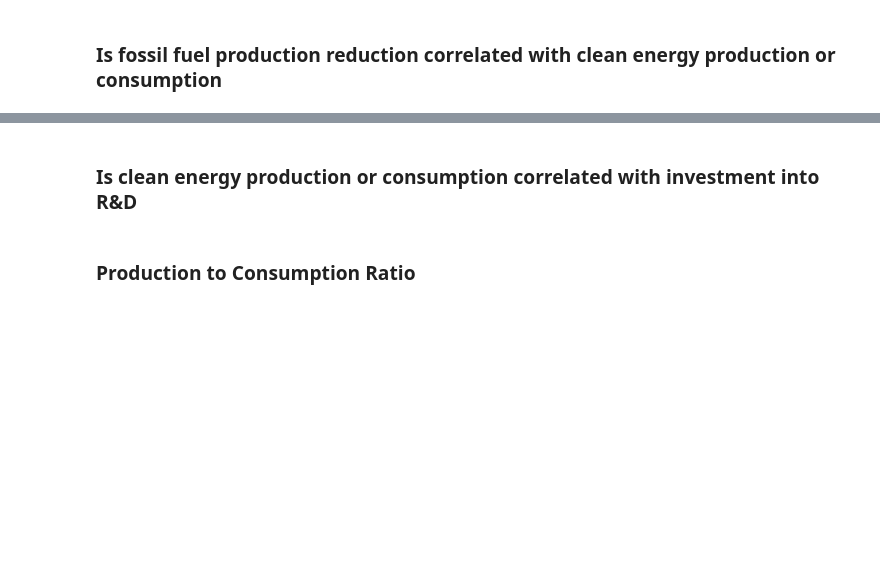
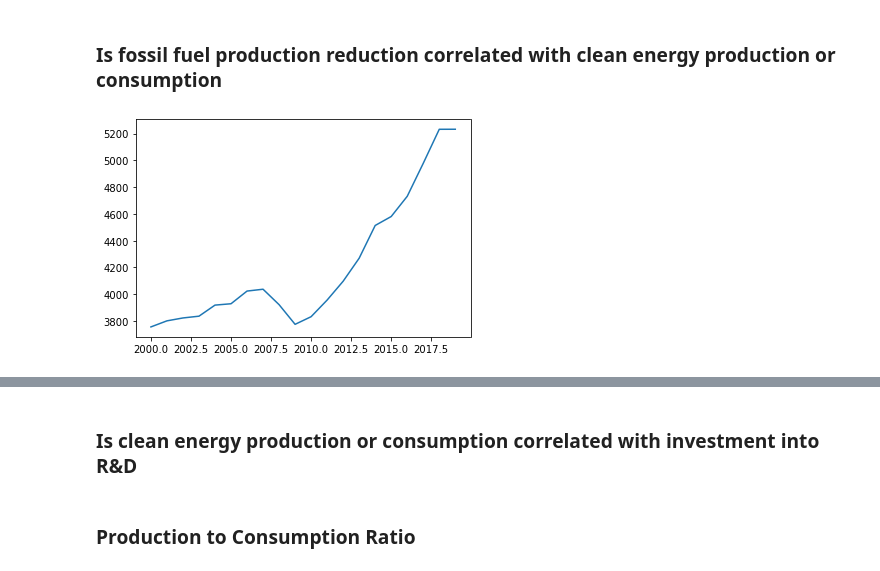
Before and after one commit to Adam-Omarali/BDC-Energy, a Jupyter notebook: InvestmentGHG.ipynb, the cells around one changed output, grey strips where cells are left out. Saved outputs shown, nothing was run; the diff lists cells and outputs as text; code cells hidden in the pictures; blank space fills up the shorter version.

```diff
--- a/InvestmentGHG.ipynb
+++ b/InvestmentGHG.ipynb
@@ -318,2 +334,33 @@ c_vs_p[["Canada_ghg", "elec_consumption_hydro_Canada"]]
 # %% [markdown]
 <h3>Is fossil fuel production reduction correlated with clean energy production or consumption</h3>
+# %%
+fossilP_vs_cleanP = final
+
+def graphFossilP(country):
+    temp = fossilP_vs_cleanP[[f"gas_production_{country}", f"oil_production_{country}", f"coal_production_{country}"]]
+    temp = temp.sum(axis=1)
+    temp.plot()
+
+def graphFossilP_vs_cleanP(country):
+    temp = fossilP_vs_cleanP[[f"gas_production_{country}", f"oil_production_{country}", f"coal_production_{country}"]]
+    temp[f'fossil_production_{country}'] = temp.sum(axis=1)
+    temp[f'clean_production_{country}'] = fossilP_vs_cleanP[[f"renewables_electricity_{country}"]]
+    temp.plot(kind="scatter", x=f'clean_production_{country}', y=f"fossil_production_{country}")
+
+def graphFossilP_vs_cleanC(country):
+    temp = fossilP_vs_cleanP[[f"gas_production_{country}", f"oil_production_{country}", f"coal_production_{country}"]]
+    temp[f'fossil_production_{country}'] = temp.sum(axis=1)
+    temp[f'clean_consumption_{country}'] = fossilP_vs_cleanP[[f"renewables_consumption_{country}"]]
+    temp.plot(kind="scatter", x=f'clean_consumption_{country}', y=f"fossil_production_{country}")
+
+#which clean energy helps reduce fossil fuel consumption
+def graphFossilP_vs_C(energy, country):
+    temp = fossilP_vs_cleanP[[f"gas_production_{country}", f"oil_production_{country}", f"coal_production_{country}"]]
+    temp[f'fossil_production_{country}'] = temp.sum(axis=1)
+    temp[f'fossil_production_{country}'] = temp[f'fossil_production_{country}'] / 1000000000
+    temp[f'{energy}_consumption_{country}'] = fossilP_vs_cleanP[[f"{energy}_consumption_{country}"]]
+    temp.plot(kind="scatter", x=f'{energy}_consumption_{country}', y=f"fossil_production_{country}")
+# %%
+graphFossilP("Canada")
+# %% [output]
+[figure, added]
```
Also changed, not shown: parts of 14 cells of this notebook, 1 other file.
